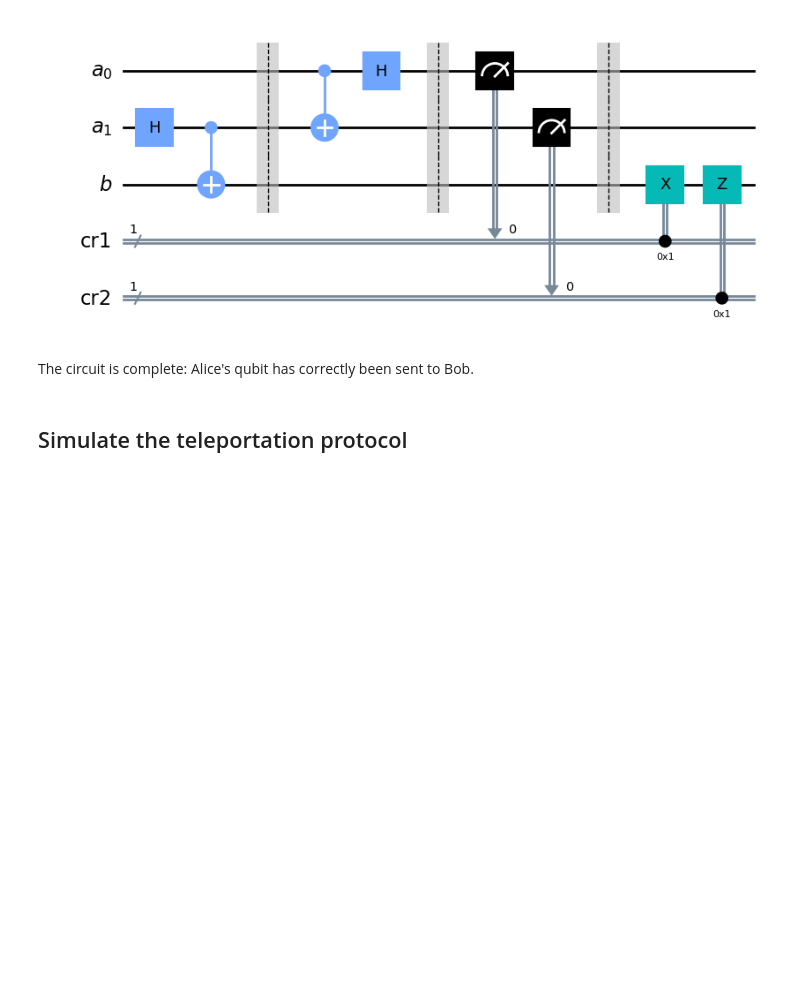
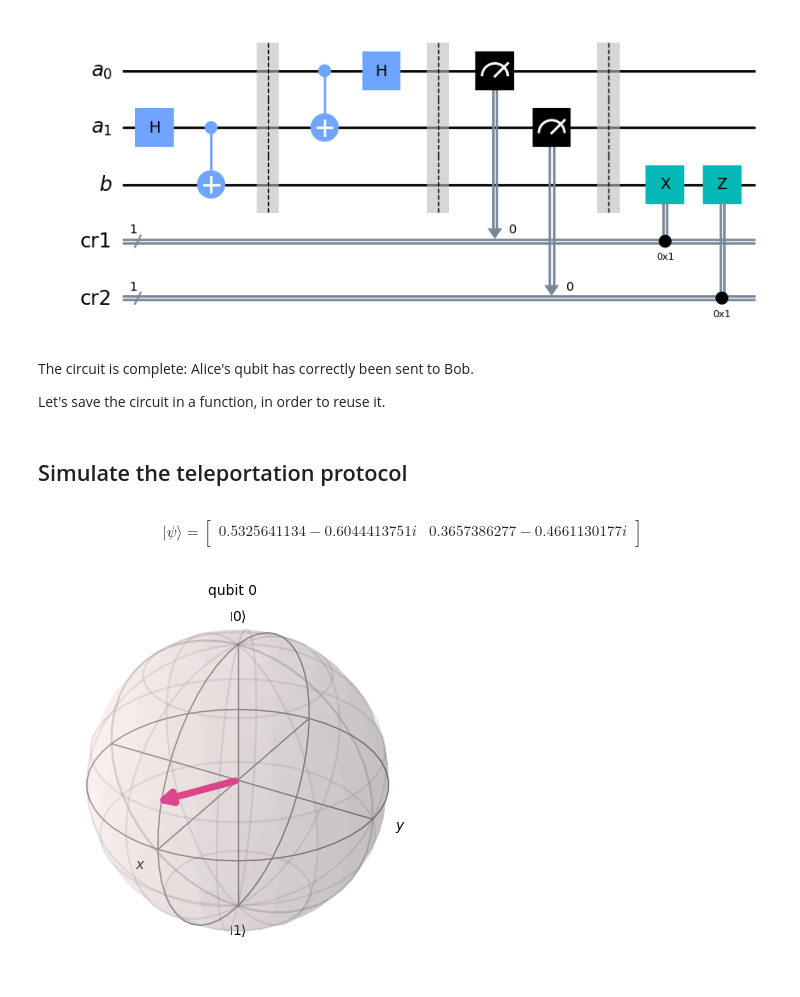
Before and after one commit to Grufoony/Physics_Unibo, a Jupyter notebook: src/Quantum_Computing/teleportation.ipynb, the cells around one changed output. Saved outputs shown, nothing was run; the diff lists cells and outputs as text; code cells hidden in the pictures; blank space fills up the shorter version.

```diff
--- a/src/Quantum_Computing/teleportation.ipynb
+++ b/src/Quantum_Computing/teleportation.ipynb
@@ -63,3 +63,5 @@ teleportation_circuit.draw(output='mpl')
 [figure]
 # %% [markdown]
 The circuit is complete: Alice's qubit has correctly been sent to Bob.
+
+Let's save the circuit in a function, in order to reuse it.
@@ -68,6 +94,17 @@ The circuit is complete: Alice's qubit has correctly been sent to Bob.
 # %%
 from qiskit.quantum_info import random_statevector
 from qiskit.visualization import plot_bloch_multivector, array_to_latex
 
 # Create a random state to teleport
 psi = random_statevector(2)
+
+display(array_to_latex(psi, prefix="|\\psi\\rangle ="))
+plot_bloch_multivector(psi) # show it on the Bloch sphere
+# %% [output]
+$$
+|\psi\rangle =
+\begin{bmatrix}
+0.5325641134 - 0.6044413751 i & 0.3657386277 - 0.4661130177 i  \\
+ \end{bmatrix}
+$$
+[figure, added]
```
Also changed, not shown: parts of 6 cells of this notebook.
